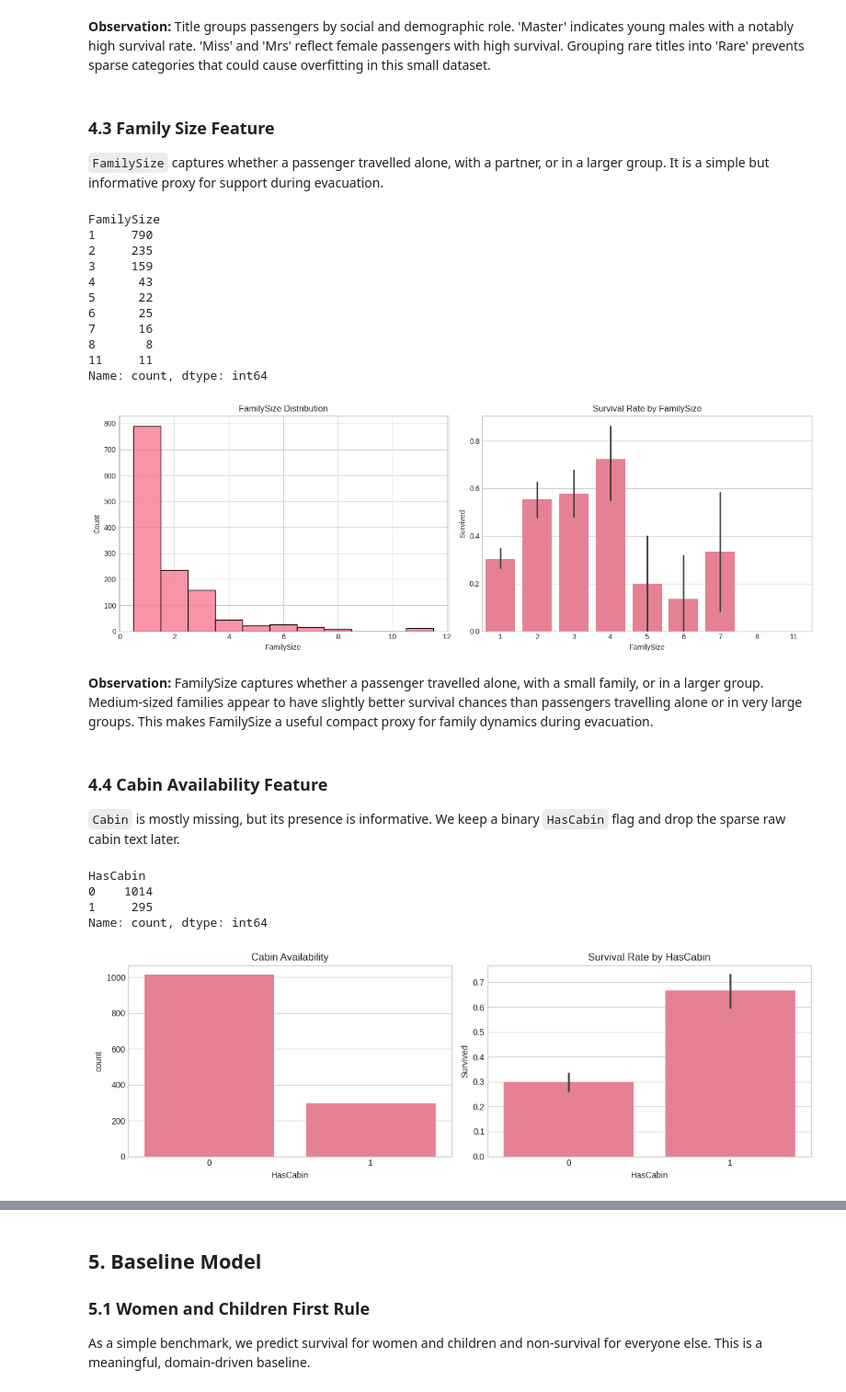
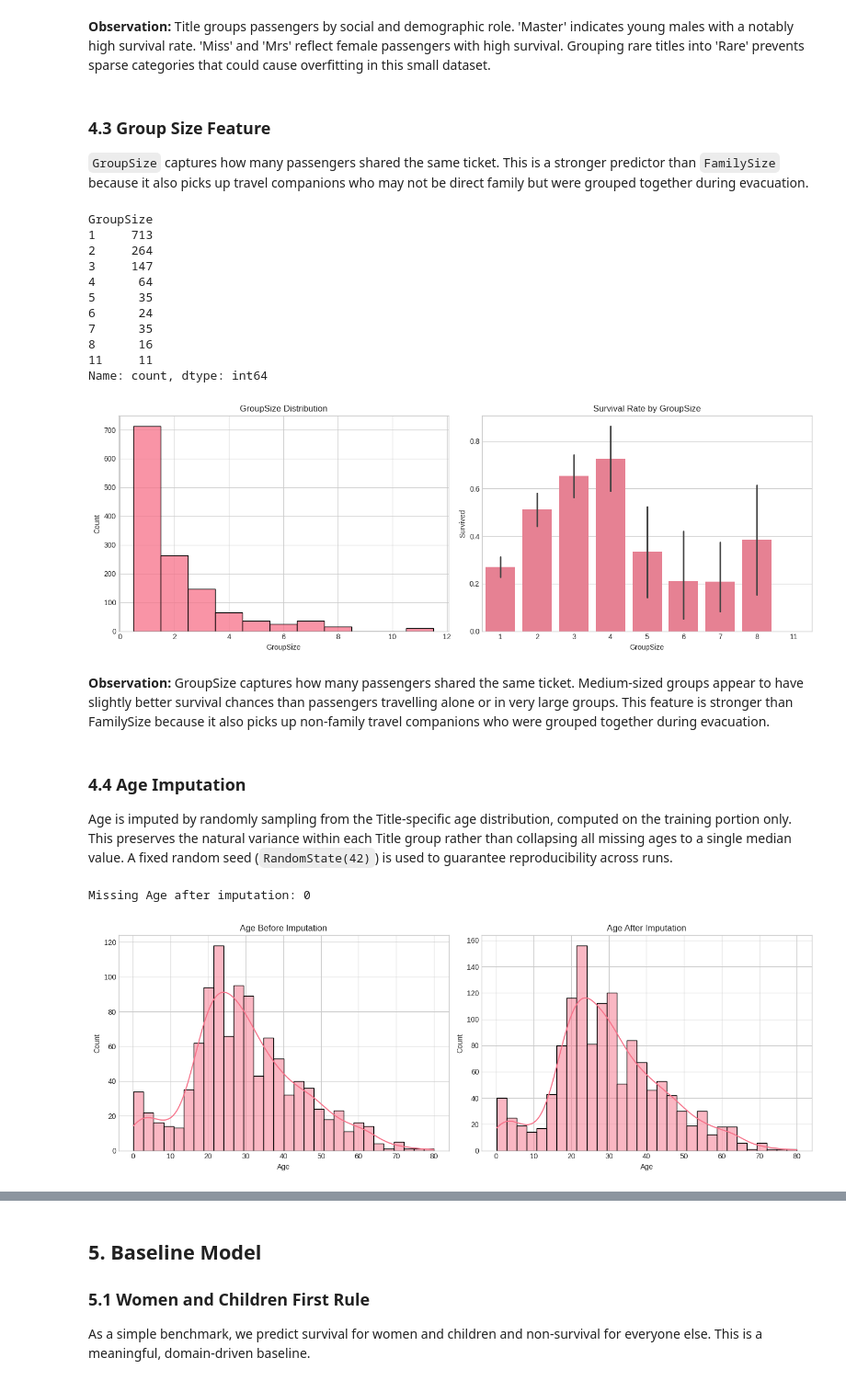
Before and after one commit to Chexor/ML-Titanic-Competition, a Jupyter notebook: Titanic_Disaster_Challenge-Final.ipynb, the cells around one changed output, grey strips where cells are left out. Shown at 92% size. Drawn from its saved outputs; the diff is of its cells as text; code cells hidden in the pictures.

```diff
--- a/Titanic_Disaster_Challenge-Final.ipynb
+++ b/Titanic_Disaster_Challenge-Final.ipynb
@@ -491,61 +496,69 @@ plt.show()
 # %% [markdown]
 **Observation:** Title groups passengers by social and demographic role. 'Master' indicates young males with a notably high survival rate. 'Miss' and 'Mrs' reflect female passengers with high survival. Grouping rare titles into 'Rare' prevents sparse categories that could cause overfitting in this small dataset.
 # %% [markdown]
-### 4.3 Family Size Feature
+### 4.3 Group Size Feature
 
-`FamilySize` captures whether a passenger travelled alone, with a partner, or in a larger group. It is a simple but informative proxy for support during evacuation.
+`GroupSize` captures how many passengers shared the same ticket. This is a stronger predictor than `FamilySize` because it also picks up travel companions who may not be direct family but were grouped together during evacuation.
 # %%
-# FamilySize from SibSp and Parch
-combined['FamilySize'] = combined['SibSp'] + combined['Parch'] + 1
-print(combined['FamilySize'].value_counts().sort_index())
+# GroupSize from shared tickets
+combined['GroupSize'] = combined.groupby('Ticket')['PassengerId'].transform('count')
+print(combined['GroupSize'].value_counts().sort_index())
 
 fig, axes = plt.subplots(1, 2, figsize=(14, 5))
-sns.histplot(combined['FamilySize'], discrete=True, bins=range(1, 12), ax=axes[0])
-axes[0].set_title('FamilySize Distribution')
+sns.histplot(combined['GroupSize'], discrete=True, bins=range(1, 12), ax=axes[0])
+axes[0].set_title('GroupSize Distribution')
 
-sns.barplot(data=train_view.assign(FamilySize=combined.iloc[:n_train]['FamilySize'].values), x='FamilySize', y='Survived', ax=axes[1])
-axes[1].set_title('Survival Rate by FamilySize')
+sns.barplot(data=train_view.assign(GroupSize=combined.iloc[:n_train]['GroupSize'].values), x='GroupSize', y='Survived', ax=axes[1])
+axes[1].set_title('Survival Rate by GroupSize')
 
 plt.tight_layout()
 plt.show()
 # %% [output]
-FamilySize
-1     790
-2     235
-3     159
-4      43
-5      22
-6      25
-7      16
-8       8
+GroupSize
+1     713
+2     264
+3     147
+4      64
+5      35
+6      24
+7      35
+8      16
 11     11
 Name: count, dtype: int64
-[figure, old version]
+[figure, new version]
 # %% [markdown]
-**Observation:** FamilySize captures whether a passenger travelled alone, with a small family, or in a larger group. Medium-sized families appear to have slightly better survival chances than passengers travelling alone or in very large groups. This makes FamilySize a useful compact proxy for family dynamics during evacuation.
+**Observation:** GroupSize captures how many passengers shared the same ticket. Medium-sized groups appear to have slightly better survival chances than passengers travelling alone or in very large groups. This feature is stronger than FamilySize because it also picks up non-family travel companions who were grouped together during evacuation.
 # %% [markdown]
-### 4.4 Cabin Availability Feature
+### 4.4 Age Imputation
 
-`Cabin` is mostly missing, but its presence is informative. We keep a binary `HasCabin` flag and drop the sparse raw cabin text later.
+Age is imputed by randomly sampling from the Title-specific age distribution, computed on the training portion only. This preserves the natural variance within each Title group rather than collapsing all missing ages to a single median value. A fixed random seed (`RandomState(42)`) is used to guarantee reproducibility across runs.
 # %%
-# Cabin indicator
-combined['HasCabin'] = combined['Cabin'].notna().astype(int)
-print(combined['HasCabin'].value_counts())
+# Age imputation by sampling from Title-specific distributions
+rng = np.random.RandomState(42)
+age_before = combined['Age'].copy()
 
-fig, axes = plt.subplots(1, 2, figsize=(12, 4))
-sns.countplot(x='HasCabin', data=combined, ax=axes[0])
-axes[0].set_title('Cabin Availability')
+for title in ['Master', 'Miss', 'Mr', 'Mrs', 'Rare']:
+    title_mask = combined['Title'] == title
+    notna = combined['Age'].notna()
+    ages = combined[title_mask & notna]['Age'].values
+    if len(ages) > 0:
+        missing_mask = title_mask & combined['Age'].isna()
+        combined.loc[missing_mask, 'Age'] = rng.choice(ages, size=missing_mask.sum())
 
-train_view['HasCabin'] = combined.iloc[:n_train]['HasCabin'].values
-sns.barplot(data=train_view, x='HasCabin', y='Survived', ax=axes[1])
-axes[1].set_title('Survival Rate by HasCabin')
+# Fill any remaining missing ages with the overall median
+combined['Age'] = combined['Age'].fillna(combined['Age'].median())
 
+missing_age_after = combined['Age'].isna().sum()
+print(f'Missing Age after imputation: {missing_age_after}')
+
+fig, axes = plt.subplots(1, 2, figsize=(14, 5))
+sns.histplot(age_before.dropna(), bins=30, kde=True, ax=axes[0])
+axes[0].set_title('Age Before Imputation')
+sns.histplot(combined['Age'], bins=30, kde=True, ax=axes[1])
+axes[1].set_title('Age After Imputation')
 plt.tight_layout()
 plt.show()
 # %% [output]
-HasCabin
-0    1014
-1     295
-Name: count, dtype: int64
+Missing Age after imputation: 0
-[figure, old version]
+[figure, new version]
 # %% [markdown]
```
Also changed, not shown: parts of 40 cells of this notebook, 12 other files.
